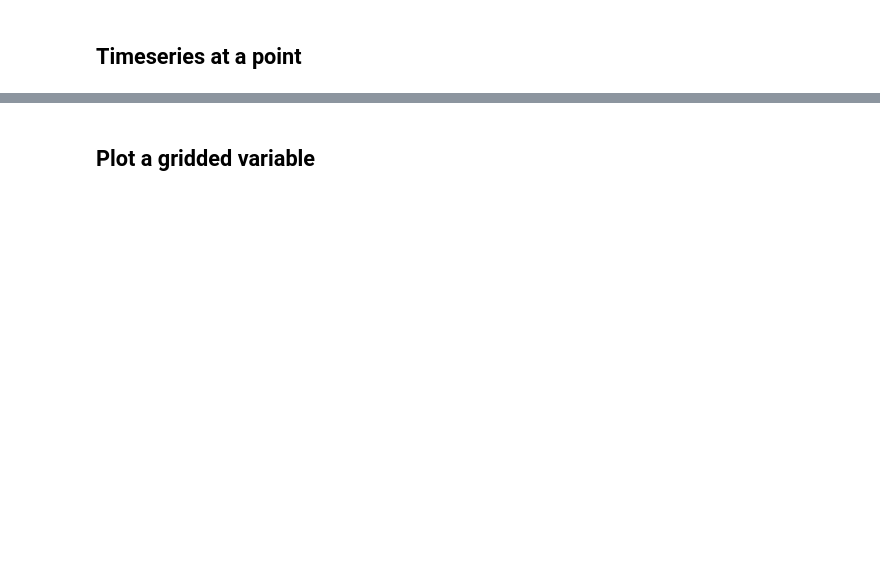
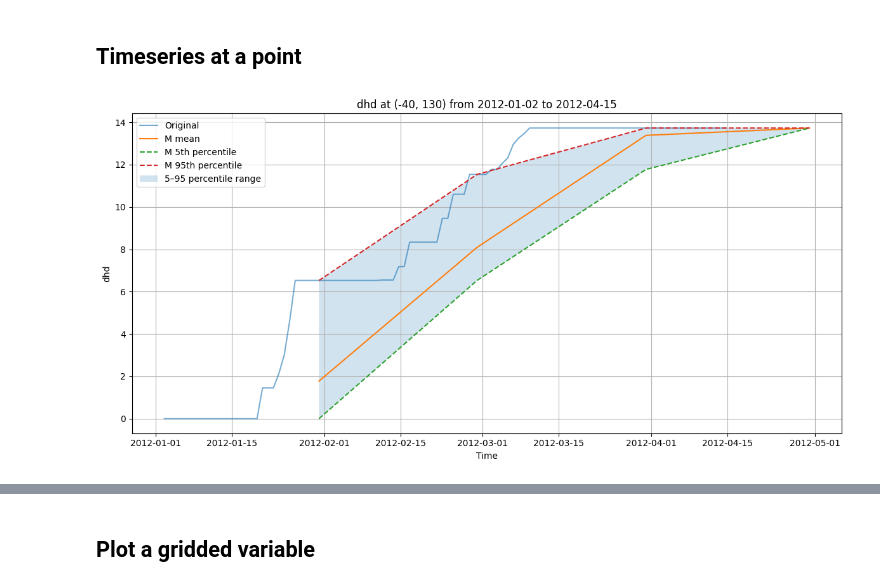
Before and after one commit to aodn/aodn_cloud_optimised, a Jupyter notebook: notebooks/satellite_austemp_dhd_8day.ipynb, the cells around one changed output, grey strips where cells are left out. Drawn from its saved outputs; the diff is of its cells as text; code cells hidden in the pictures; blank space fills up the shorter version.

```diff
--- a/notebooks/satellite_austemp_dhd_8day.ipynb
+++ b/notebooks/satellite_austemp_dhd_8day.ipynb
@@ -66,10 +73,13 @@ aodn_dataset.plot_time_coverage()
 ## Timeseries at a point
 # %%
 %%time
-time_series_df = aodn_dataset.get_timeseries_data(var_name='analysed_sst',
+time_series_df = aodn_dataset.get_timeseries_data(var_name='dhd',
                                                   lat=-40,
                                                   lon=130,
-                                                  date_start='2007-12-01',
-                                                  date_end='2009-12-31',
-                                                  lon_name_override="longitude",
-                                                  lat_name_override="latitude").plot_timeseries()
+                                                  date_start='2012-01-02',
+                                                  date_end='2012-04-15',
+                                                  #lon_name_override="longitude",
+                                                  #lat_name_override="latitude"
+                                                 ).plot_timeseries()
+# %% [output]
+[figure, added]
```
Also changed, not shown: parts of 7 cells of this notebook.
